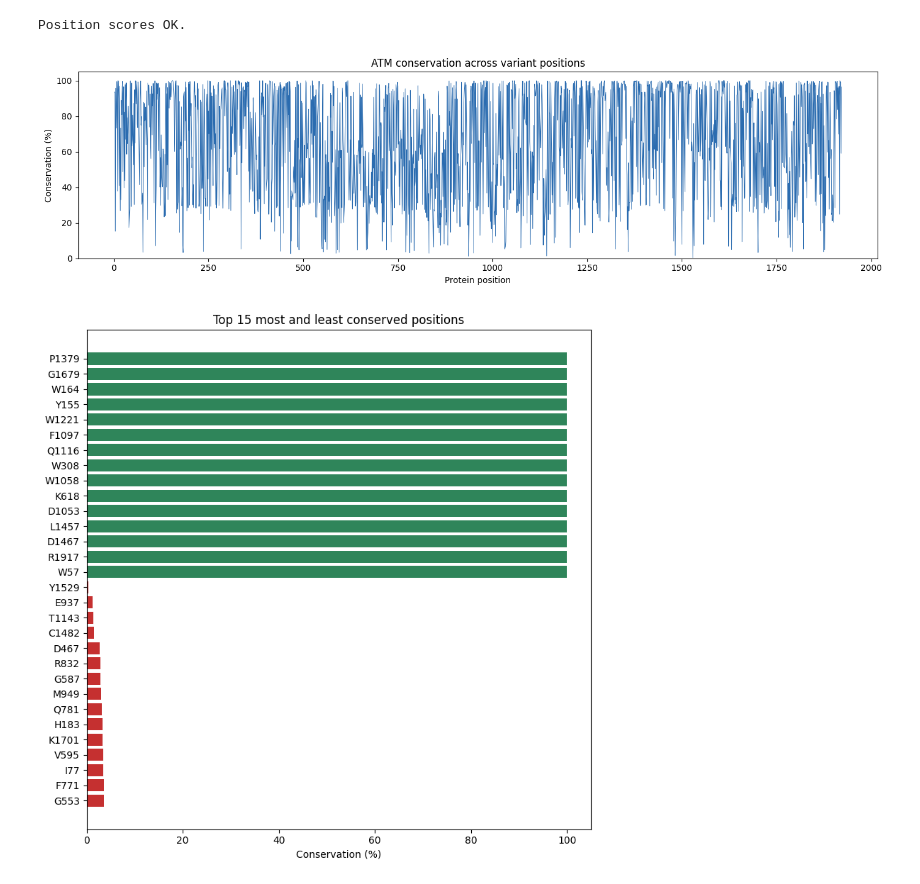
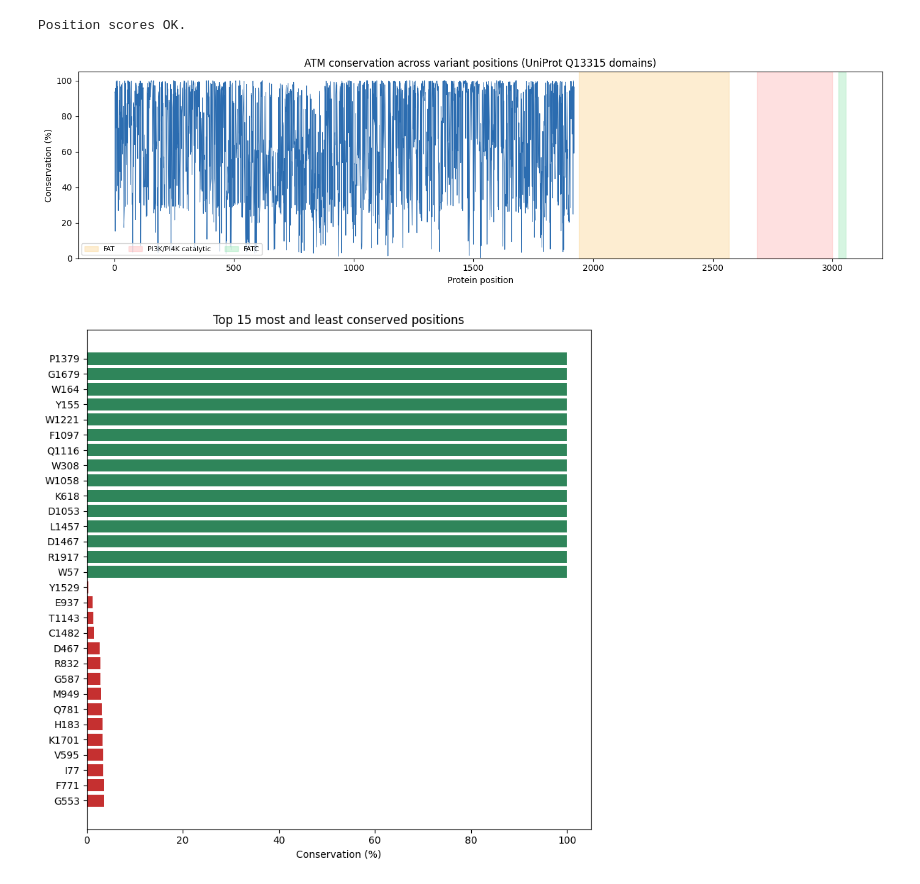
Before and after one commit to luciedev166/atm-protein-conservation-explorer, a Jupyter notebook: notebooks/05_visualize_results.ipynb, the cells around one changed output. Drawn from its saved outputs; the diff is of its cells as text; code cells hidden in the pictures.

```diff
--- a/notebooks/05_visualize_results.ipynb
+++ b/notebooks/05_visualize_results.ipynb
@@ -55,18 +55,40 @@ if not position_scores["conservation_score"].between(0, 1).all():
 print("Position scores OK.")
 # %% [output]
 Position scores OK.
+# %%
+atm_domains = {
+    "FAT": (1940, 2566),
+    "PI3K/PI4K catalytic": (2686, 2998),
+    "FATC": (3024, 3056),
+}
+domain_colors = {
+    "FAT": "#fbd38d",
+    "PI3K/PI4K catalytic": "#feb2b2",
+    "FATC": "#9ae6b4",
+}
+
+def assign_domain(position):
+    for name, (start, end) in atm_domains.items():
+        if start <= position <= end:
+            return name
+    return "Other"
 # %%
 fig, ax = plt.subplots(figsize=(14, 4))
+
+for name, (start, end) in atm_domains.items():
+    ax.axvspan(start, end, color=domain_colors[name], alpha=0.4, label=name)
+
 ax.plot(position_scores["protein_position"], position_scores["conservation_percent"], linewidth=0.7, color="#2b6cb0")
 ax.set_xlabel("Protein position")
 ax.set_ylabel("Conservation (%)")
-ax.set_title("ATM conservation across variant positions")
+ax.set_title("ATM conservation across variant positions (UniProt Q13315 domains)")
 ax.set_ylim(0, 105)
+ax.legend(loc="lower left", fontsize=8, ncol=3)
 fig.tight_layout()
 fig.savefig(figures_dir / "atm_wide_conservation.png", dpi=300)
 plt.show()
 # %% [output]
-[figure, old version]
+[figure, new version]
 # %%
 n_top = 15
 ranked_positions = position_scores.sort_values("conservation_percent")
```
Also changed, not shown: parts of 1 cell of this notebook, 2 other files.
